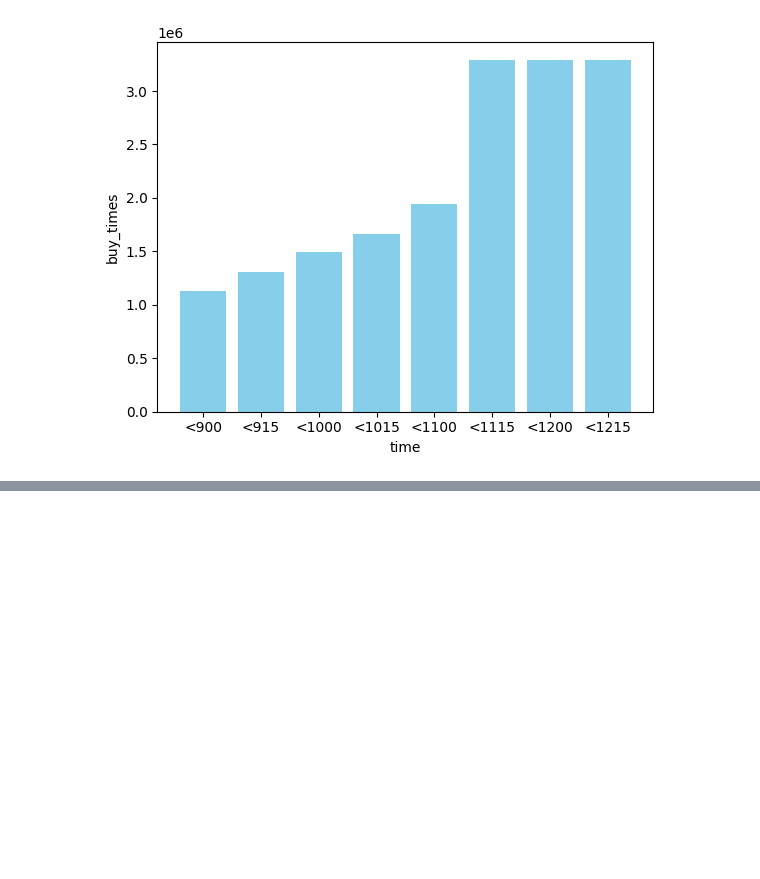
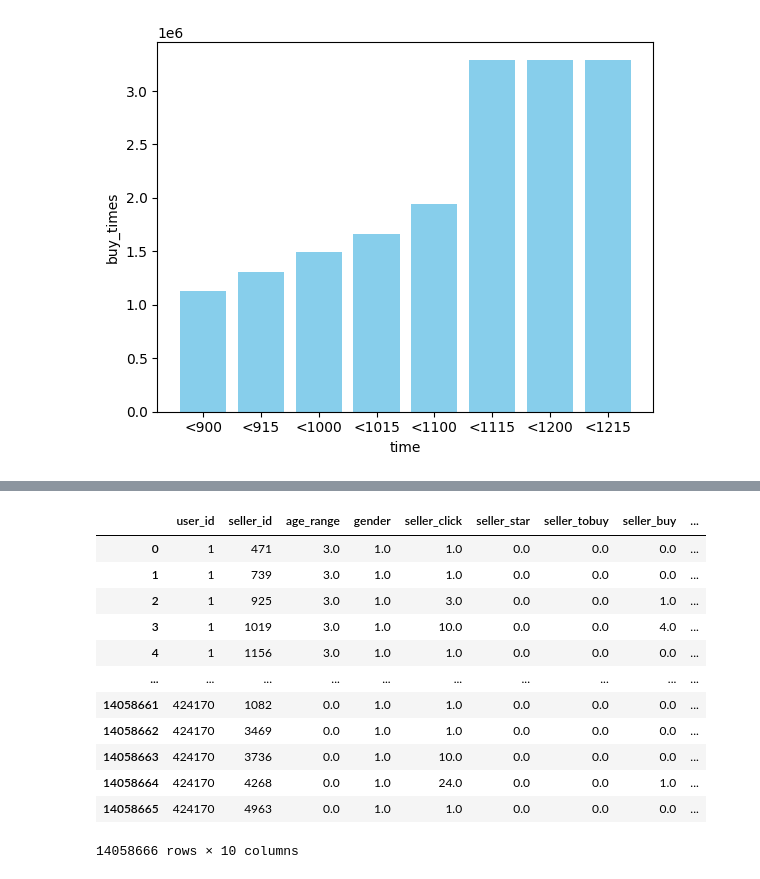
Before and after one commit to AyanMeow/TIANCHIchampion, a Jupyter notebook: 天猫复购预测/user_draw.ipynb, the cells around one changed output, grey strips where cells are left out. Cells and saved outputs as stored; diff of their text form; code cells hidden in the pictures; blank space fills up the shorter version.

```diff
--- a/天猫复购预测/user_draw.ipynb
+++ b/天猫复购预测/user_draw.ipynb
@@ -82,0 +128,20 @@ plt.show()
+# %%
+test=shop_info[(shop_info['time_stamp']>=1100)&(shop_info['action_type']==2)].groupby(['user_id', 'seller_id','action_type']).size().reset_index(name='buy_after_11')
+test=test.drop(['action_type'],axis=1)
+feature=pd.merge(feature,test,left_on=['user_id','seller_id'],right_on=['user_id','seller_id'],how='left')
+feature['buy_after_11']=feature['buy_after_11'].fillna(0)
+feature
+# %% [output]
+|  | user_id | seller_id | age_range | gender | seller_click | seller_star | seller_tobuy | seller_buy | ... |
+| 0 | 1 | 471 | 3.0 | 1.0 | 1.0 | 0.0 | 0.0 | 0.0 | ... |
+| 1 | 1 | 739 | 3.0 | 1.0 | 1.0 | 0.0 | 0.0 | 0.0 | ... |
+| 2 | 1 | 925 | 3.0 | 1.0 | 3.0 | 0.0 | 0.0 | 1.0 | ... |
+| 3 | 1 | 1019 | 3.0 | 1.0 | 10.0 | 0.0 | 0.0 | 4.0 | ... |
+| 4 | 1 | 1156 | 3.0 | 1.0 | 1.0 | 0.0 | 0.0 | 0.0 | ... |
+| ... | ... | ... | ... | ... | ... | ... | ... | ... | ... |
+| 14058661 | 424170 | 1082 | 0.0 | 1.0 | 1.0 | 0.0 | 0.0 | 0.0 | ... |
+| 14058662 | 424170 | 3469 | 0.0 | 1.0 | 1.0 | 0.0 | 0.0 | 0.0 | ... |
+| 14058663 | 424170 | 3736 | 0.0 | 1.0 | 10.0 | 0.0 | 0.0 | 0.0 | ... |
+| 14058664 | 424170 | 4268 | 0.0 | 1.0 | 24.0 | 0.0 | 0.0 | 1.0 | ... |
+| 14058665 | 424170 | 4963 | 0.0 | 1.0 | 1.0 | 0.0 | 0.0 | 0.0 | ... |
+14058666 rows × 10 columns
```
Also changed, not shown: parts of 9 cells of this notebook, 9 other files.
